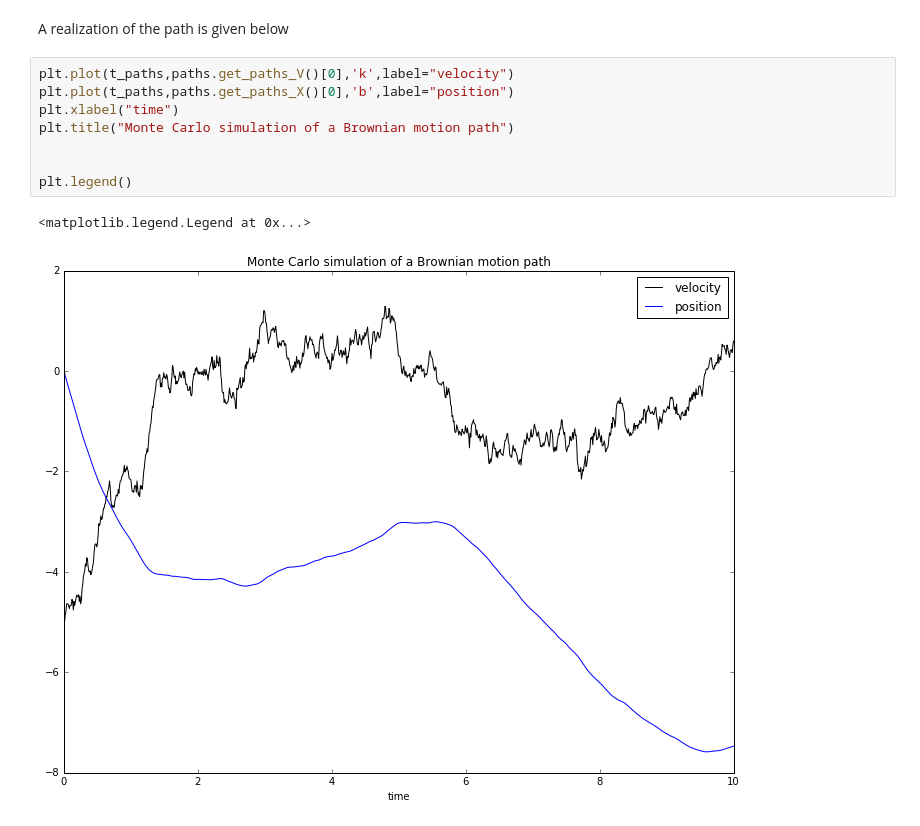
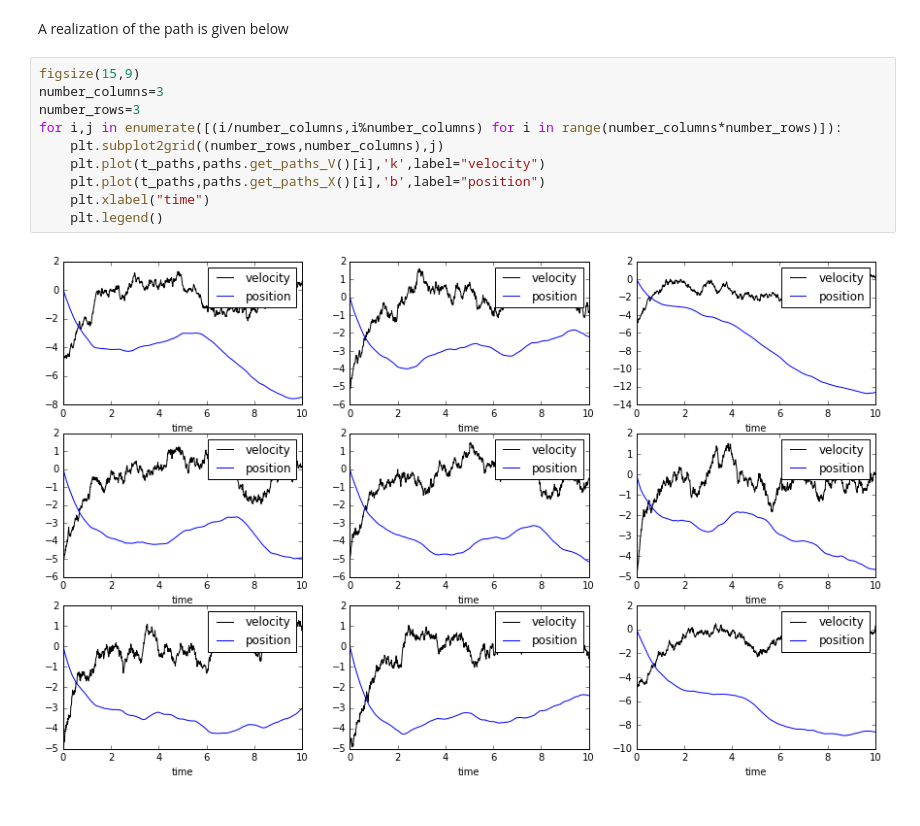
Before and after one commit to borundev/StochasticProcesses, a Jupyter notebook: Notes.ipynb, the cells around one changed output. Cells and saved outputs as stored; diff of their text form.

Commit message:
improved presentation of Brownian motion trajectories

```diff
--- a/Notes.ipynb
+++ b/Notes.ipynb
@@ -263,13 +263,14 @@ plt.legend()
 # %% [markdown]
 A realization of the path is given below
 # %%
-plt.plot(t_paths,paths.get_paths_V()[0],'k',label="velocity")
-plt.plot(t_paths,paths.get_paths_X()[0],'b',label="position")
-plt.xlabel("time")
-plt.title("Monte Carlo simulation of a Brownian motion path")
-
-
-plt.legend()
+figsize(15,9)
+number_columns=3
+number_rows=3
+for i,j in enumerate([(i/number_columns,i%number_columns) for i in range(number_columns*number_rows)]):
+    plt.subplot2grid((number_rows,number_columns),j)
+    plt.plot(t_paths,paths.get_paths_V()[i],'k',label="velocity")
+    plt.plot(t_paths,paths.get_paths_X()[i],'b',label="position")
+    plt.xlabel("time")
+    plt.legend()
 # %% [output]
-<matplotlib.legend.Legend at 0x...>
-[figure, old version]
+[figure, new version]
```
